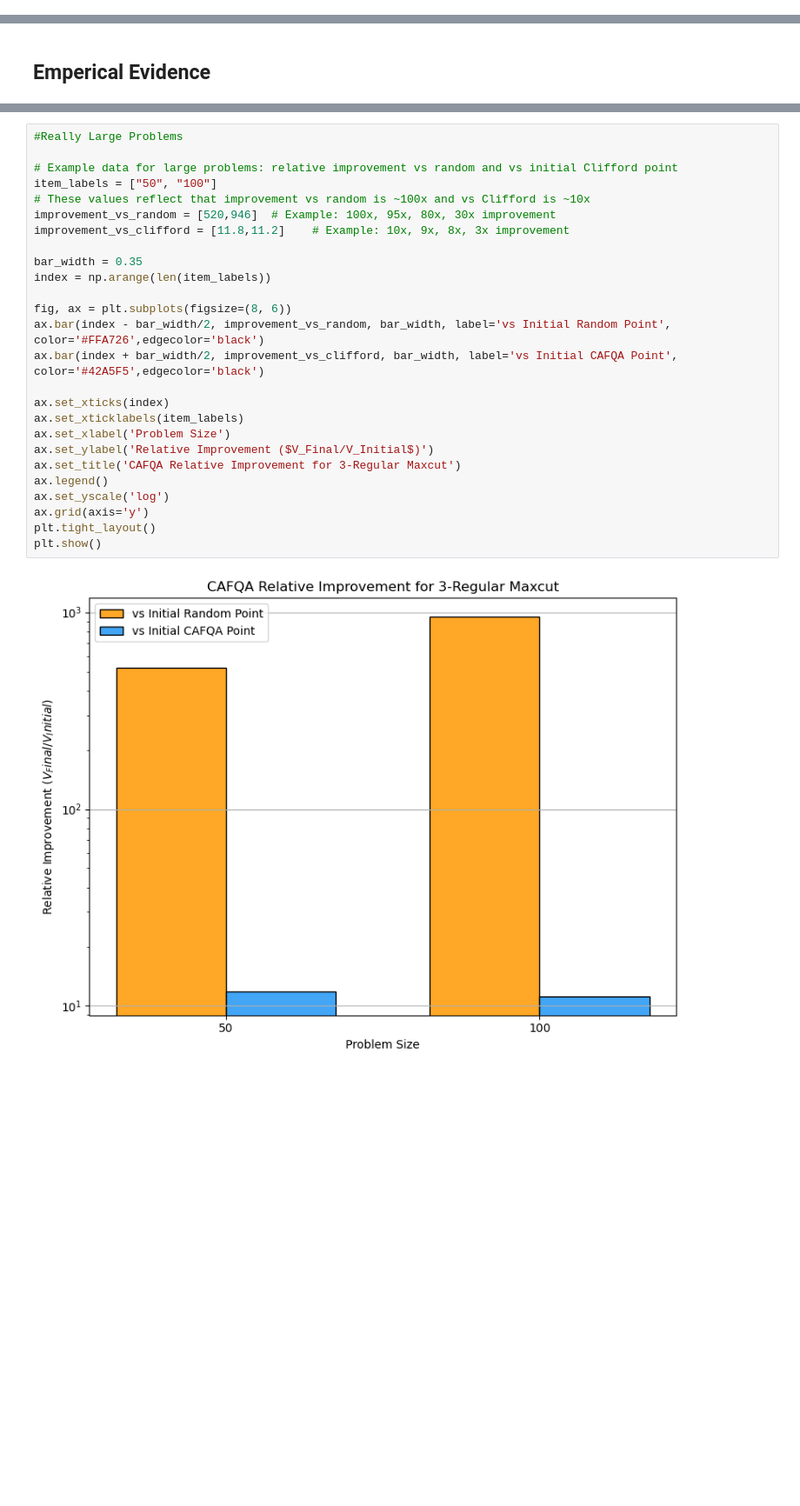
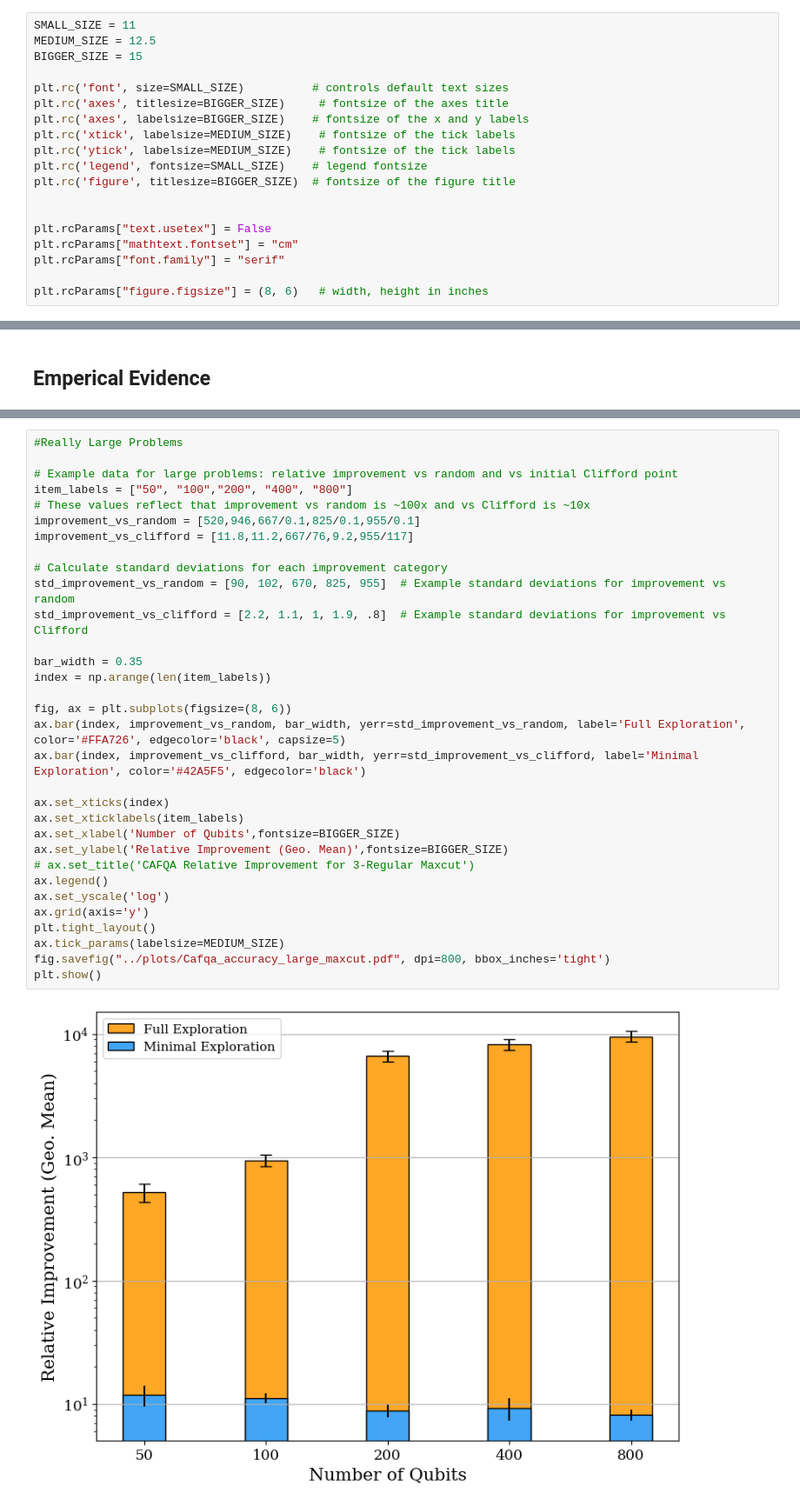
Before and after one commit to d-bharadwaj/SPIQ, a Jupyter notebook: playground_scripts/final_data_analysis.ipynb, the cells around one changed output, grey strips where cells are left out. Shown at 87% size. Saved outputs shown, nothing was run; the diff lists cells and outputs as text; blank space fills up the shorter version.

```diff
--- a/playground_scripts/final_data_analysis.ipynb
+++ b/playground_scripts/final_data_analysis.ipynb
@@ -7,3 +24,22 @@ from scipy.stats import gmean
+# %%
+SMALL_SIZE = 11
+MEDIUM_SIZE = 12.5
+BIGGER_SIZE = 15
+
+plt.rc('font', size=SMALL_SIZE)          # controls default text sizes
+plt.rc('axes', titlesize=BIGGER_SIZE)     # fontsize of the axes title
+plt.rc('axes', labelsize=BIGGER_SIZE)    # fontsize of the x and y labels
+plt.rc('xtick', labelsize=MEDIUM_SIZE)    # fontsize of the tick labels
+plt.rc('ytick', labelsize=MEDIUM_SIZE)    # fontsize of the tick labels
+plt.rc('legend', fontsize=SMALL_SIZE)    # legend fontsize
+plt.rc('figure', titlesize=BIGGER_SIZE)  # fontsize of the figure title
+
+
+plt.rcParams["text.usetex"] = False
+plt.rcParams["mathtext.fontset"] = "cm"
+plt.rcParams["font.family"] = "serif"
+
+plt.rcParams["figure.figsize"] = (8, 6)   # width, height in inches
 # %%
 #Approx Ratio
 cafqa_diff_points_data = np.load('../np_data/Final_Data_Collection/Maxcut/Complete_Graphs/12_qbs/result_2.npy', allow_pickle=True).item()
@@ -665,31 +683,37 @@ c1000 = -260
 # %%
 #Really Large Problems
 
 # Example data for large problems: relative improvement vs random and vs initial Clifford point
-item_labels = ["50", "100"]
+item_labels = ["50", "100","200", "400", "800"]
 # These values reflect that improvement vs random is ~100x and vs Clifford is ~10x
-improvement_vs_random = [520,946]  # Example: 100x, 95x, 80x, 30x improvement
-improvement_vs_clifford = [11.8,11.2]    # Example: 10x, 9x, 8x, 3x improvement
+improvement_vs_random = [520,946,667/0.1,825/0.1,955/0.1]
+improvement_vs_clifford = [11.8,11.2,667/76,9.2,955/117]
+
+# Calculate standard deviations for each improvement category
+std_improvement_vs_random = [90, 102, 670, 825, 955]  # Example standard deviations for improvement vs random
+std_improvement_vs_clifford = [2.2, 1.1, 1, 1.9, .8]  # Example standard deviations for improvement vs Clifford
 
 bar_width = 0.35
 index = np.arange(len(item_labels))
 
 fig, ax = plt.subplots(figsize=(8, 6))
-ax.bar(index - bar_width/2, improvement_vs_random, bar_width, label='vs Initial Random Point', color='#FFA726',edgecolor='black')
-ax.bar(index + bar_width/2, improvement_vs_clifford, bar_width, label='vs Initial CAFQA Point', color='#42A5F5',edgecolor='black')
+ax.bar(index, improvement_vs_random, bar_width, yerr=std_improvement_vs_random, label='Full Exploration', color='#FFA726', edgecolor='black', capsize=5)
+ax.bar(index, improvement_vs_clifford, bar_width, yerr=std_improvement_vs_clifford, label='Minimal Exploration', color='#42A5F5', edgecolor='black')
 
 ax.set_xticks(index)
 ax.set_xticklabels(item_labels)
-ax.set_xlabel('Problem Size')
-ax.set_ylabel('Relative Improvement ($V_Final/V_Initial$)')
-ax.set_title('CAFQA Relative Improvement for 3-Regular Maxcut')
+ax.set_xlabel('Number of Qubits',fontsize=BIGGER_SIZE)
+ax.set_ylabel('Relative Improvement (Geo. Mean)',fontsize=BIGGER_SIZE)
+# ax.set_title('CAFQA Relative Improvement for 3-Regular Maxcut')
 ax.legend()
 ax.set_yscale('log')
 ax.grid(axis='y')
 plt.tight_layout()
+ax.tick_params(labelsize=MEDIUM_SIZE)
+fig.savefig("../plots/Cafqa_accuracy_large_maxcut.pdf", dpi=800, bbox_inches='tight')
 plt.show()
 # %% [output]
-[figure, old version]
+[figure, new version]
 # %%
 # CAFQA initialization accuracy for Knapsack: p=2 vs p=4
 
```
Also changed, not shown: parts of 18 cells of this notebook, 23 other files.
